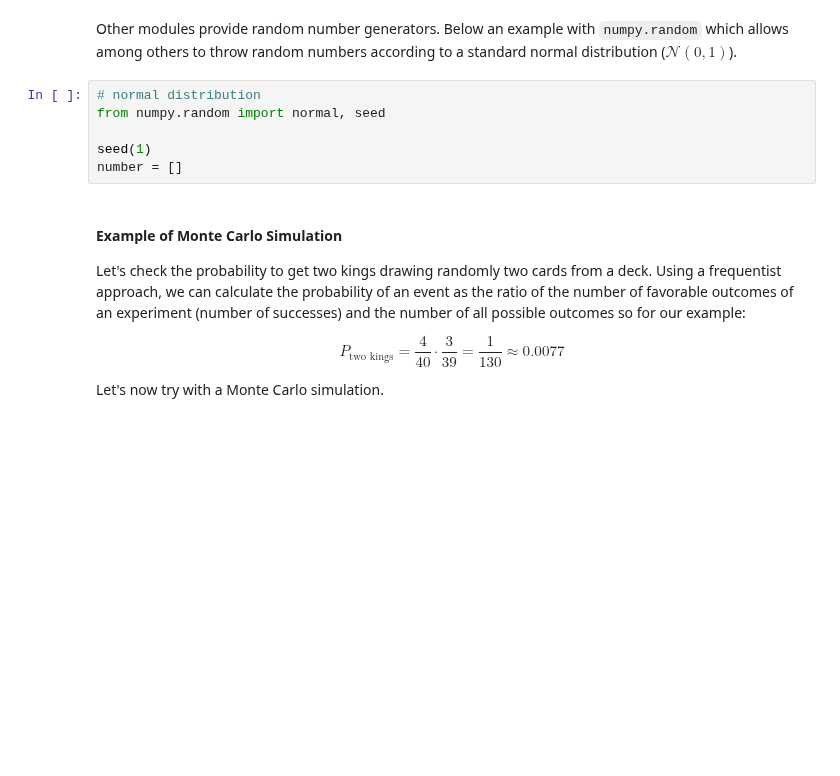
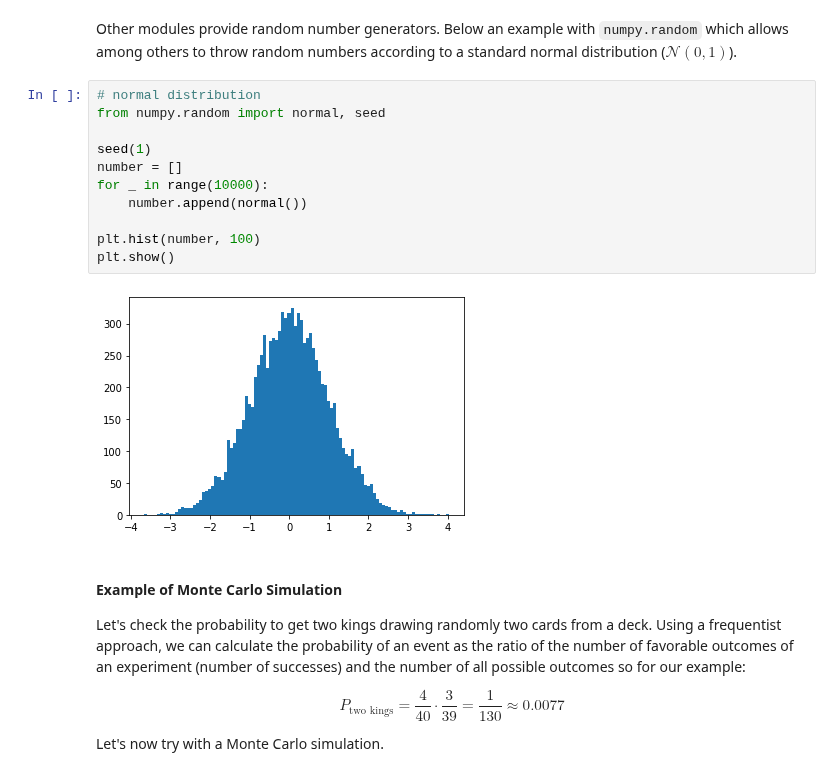
Before and after one commit to matteosan1/finance_course, a Jupyter notebook: lessons_2020/lesson4_empty.ipynb, the cells around one changed output. Cells and saved outputs as stored; diff of their text form; blank space fills up the shorter version.

```diff
--- a/lessons_2020/lesson4_empty.ipynb
+++ b/lessons_2020/lesson4_empty.ipynb
@@ -144,9 +212,16 @@ Other modules provide random number generators. Below an example with `numpy.ran
 # %%
 # normal distribution
 from numpy.random import normal, seed
 
 seed(1)
 number = []
+for _ in range(10000):
+    number.append(normal())
+
+plt.hist(number, 100)
+plt.show()
+# %% [output]
+[figure, added]
 # %% [markdown]
 #### Example of Monte Carlo Simulation
 
```
Also changed, not shown: parts of 45 cells of this notebook, 27 other files.
